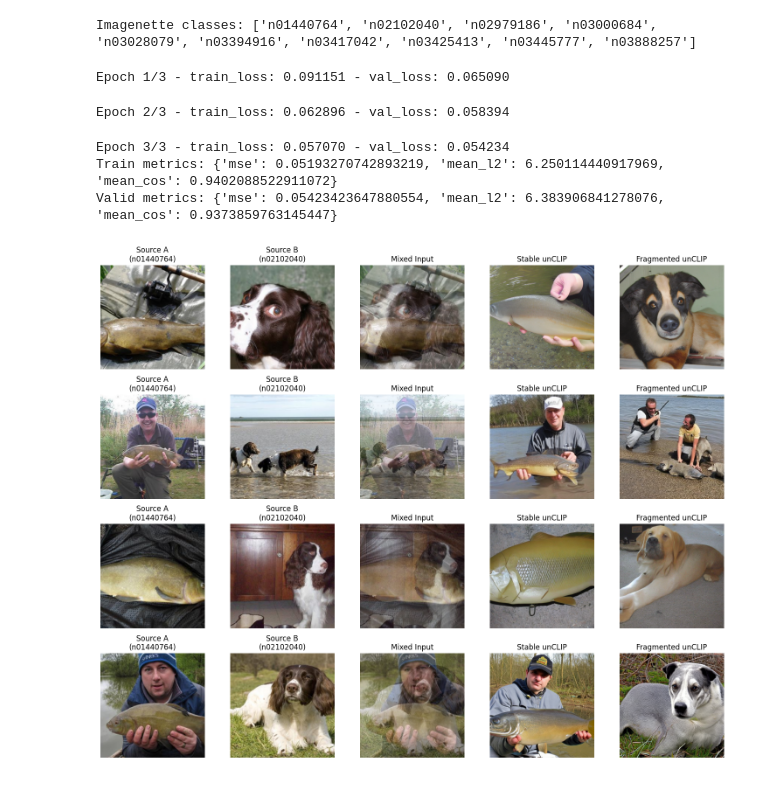
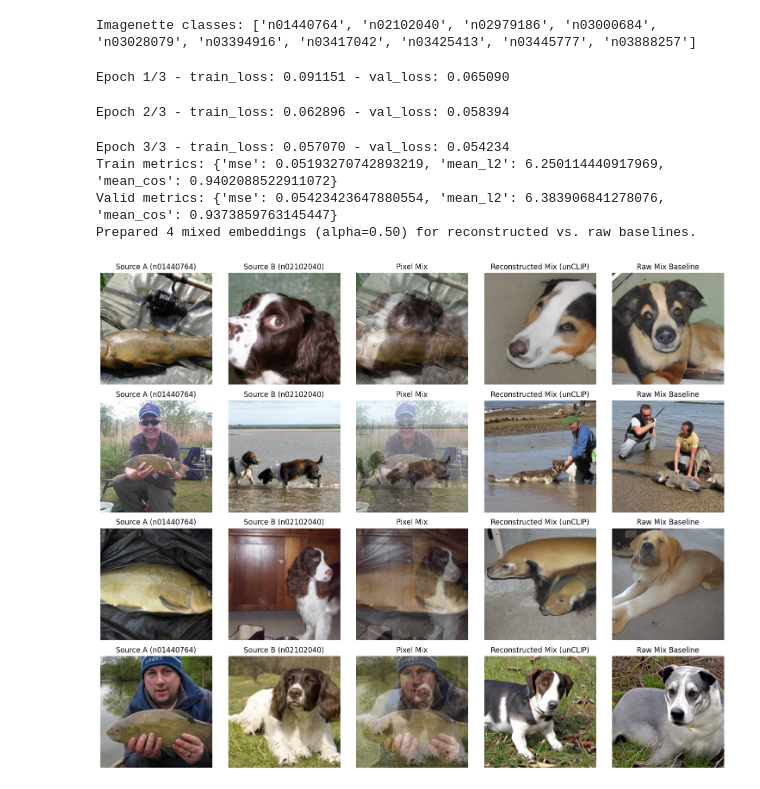
Before and after one commit to aletheia88/large-embedding-models, a Jupyter notebook: RAE/notebooks/mix_unclip_visuals.ipynb, the cells around one changed output. Cells and saved outputs as stored; diff of their text form; code cells hidden in the pictures.

```diff
--- a/RAE/notebooks/mix_unclip_visuals.ipynb
+++ b/RAE/notebooks/mix_unclip_visuals.ipynb
@@ -194,11 +196,24 @@ train_pred, valid_pred = evaluate(
 )
 print("Train metrics:", evaluate_reconstruction(train_pred, clean_train_embeddings))
 print("Valid metrics:", evaluate_reconstruction(valid_pred, clean_valid_embeddings))
+
+mix_metadata = None
+if global_cfg.scheme == "mix":
+    mix_metadata = build_mixed_embedding_sets(
+        reconstructed_embeddings=valid_pred,
+        raw_embeddings=clean_valid_embeddings,
+        mix_perm=mix_perm_valid,
+        mix_pairs=mix_pairs_valid,
+        alpha=global_cfg.mix_alpha,
+        normalize=encoder_bundle.get("normalize", True),
+        max_pairs=num_visualize,
+    )
 # %% [output]
 Epoch 1/3 - train_loss: 0.091151 - val_loss: 0.065090
 Epoch 2/3 - train_loss: 0.062896 - val_loss: 0.058394
 Epoch 3/3 - train_loss: 0.057070 - val_loss: 0.054234
 Train metrics: {'mse': 0.05193270742893219, 'mean_l2': 6.250114440917969, 'mean_cos': 0.9402088522911072}
 Valid metrics: {'mse': 0.05423423647880554, 'mean_l2': 6.383906841278076, 'mean_cos': 0.9373859763145447}
+Prepared 4 mixed embeddings (alpha=0.50) for reconstructed vs. raw baselines.
 # %%
 
@@ -291,32 +318,42 @@ recon_pair_labels = (
 # %%
 
-columns = ["Source A", "Source B", "Mixed Input", "Stable unCLIP", "Fragmented unCLIP"]
+columns = [
+    "Source A",
+    "Source B",
+    "Pixel Mix",
+    "Reconstructed Mix (unCLIP)",
+    "Raw Mix Baseline",
+]
 num_cols = len(columns)
 fig, axes = plt.subplots(num_recon, num_cols, figsize=(3 * num_cols, 3 * num_recon))
-row_pairs = mix_pairs_valid[:num_recon].tolist() if mix_pairs_valid is not None else sample_pair_labels[:num_recon]
+row_pairs = mix_pair_labels_plot if mix_pair_labels_plot is not None else None
 
 for row in range(num_recon):
-    class_a = class_names[row_pairs[row][0]] if row_pairs else "class A"
-    class_b = class_names[row_pairs[row][1]] if row_pairs else "class B"
+    if row_pairs and row < len(row_pairs):
+        class_a = class_names[row_pairs[row][0]]
+        class_b = class_names[row_pairs[row][1]]
+    else:
+        class_a = "class A"
+        class_b = "class B"
 
     images = [
         source_pairs[row][0],
         source_pairs[row][1],
         mixed_inputs[row],
-        recon_tensors[row],
-        fragment_tensors[row],
+        mix_recon_tensors[row],
+        mix_raw_tensors[row],
     ]
 
     for col in range(num_cols):
         axes[row, col].imshow(images[col].permute(1, 2, 0).numpy())
         if col == 0:
-            axes[row, col].set_title(f"{columns[col]}\n({class_a})")
+            axes[row, col].set_title(f"{columns[col]} ({class_a})")
         elif col == 1:
-            axes[row, col].set_title(f"{columns[col]}\n({class_b})")
+            axes[row, col].set_title(f"{columns[col]} ({class_b})")
         else:
             axes[row, col].set_title(columns[col])
         axes[row, col].axis("off")
 
 plt.tight_layout()
 # %% [output]
-[figure, old version]
+[figure, new version]
```
Also changed, not shown: parts of 3 cells of this notebook, 1 other file.
